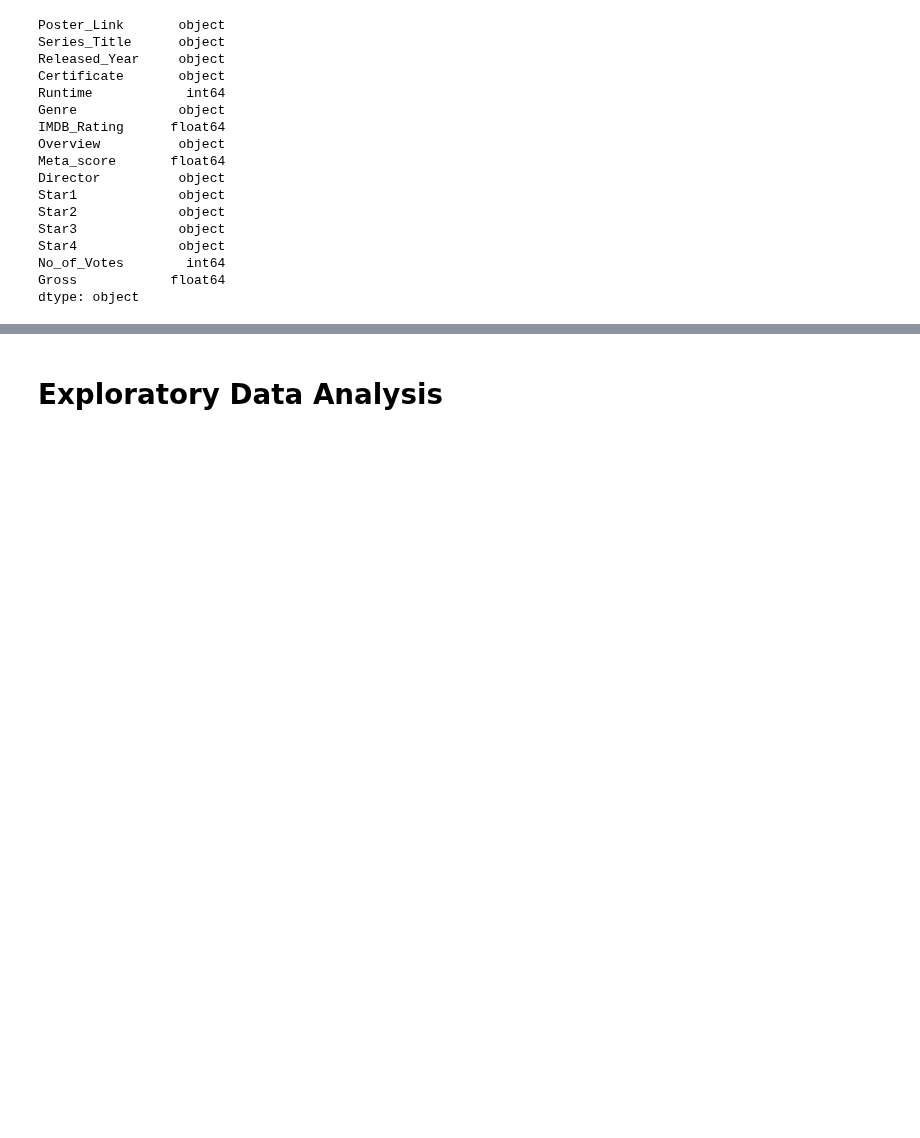
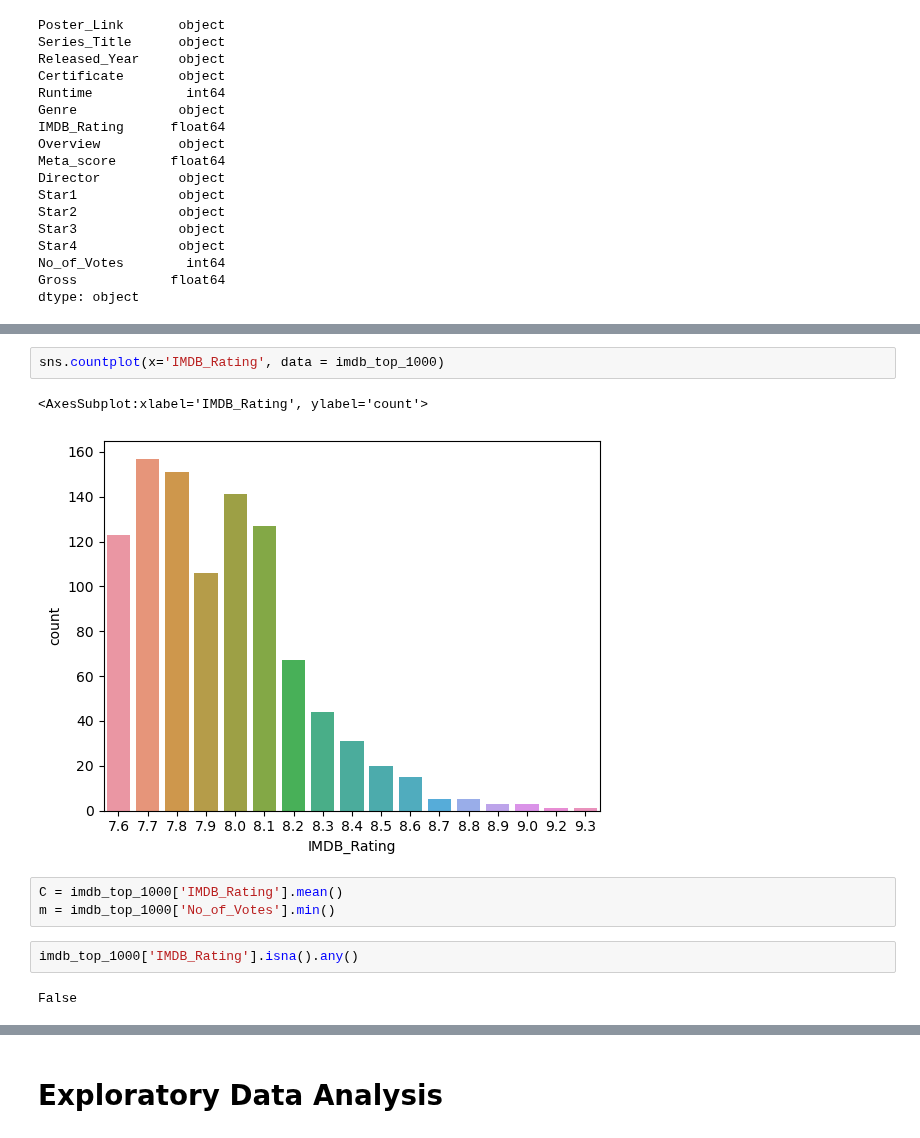
Before and after one commit to epfl-ada/ada-2022-project-theadaholics, a Jupyter notebook: main.ipynb, the cells around one changed output, grey strips where cells are left out. Saved outputs shown, nothing was run; the diff lists cells and outputs as text; blank space fills up the shorter version.

```diff
--- a/main.ipynb
+++ b/main.ipynb
@@ -173,0 +202,12 @@ dtype: object
+# %%
+sns.countplot(x='IMDB_Rating', data = imdb_top_1000)
+# %% [output]
+<AxesSubplot:xlabel='IMDB_Rating', ylabel='count'>
+[figure, added]
+# %%
+C = imdb_top_1000['IMDB_Rating'].mean()
+m = imdb_top_1000['No_of_Votes'].min()
+# %%
+imdb_top_1000['IMDB_Rating'].isna().any()
+# %% [output]
+False
```
Also changed, not shown: parts of 26 cells of this notebook, 1 other file.
